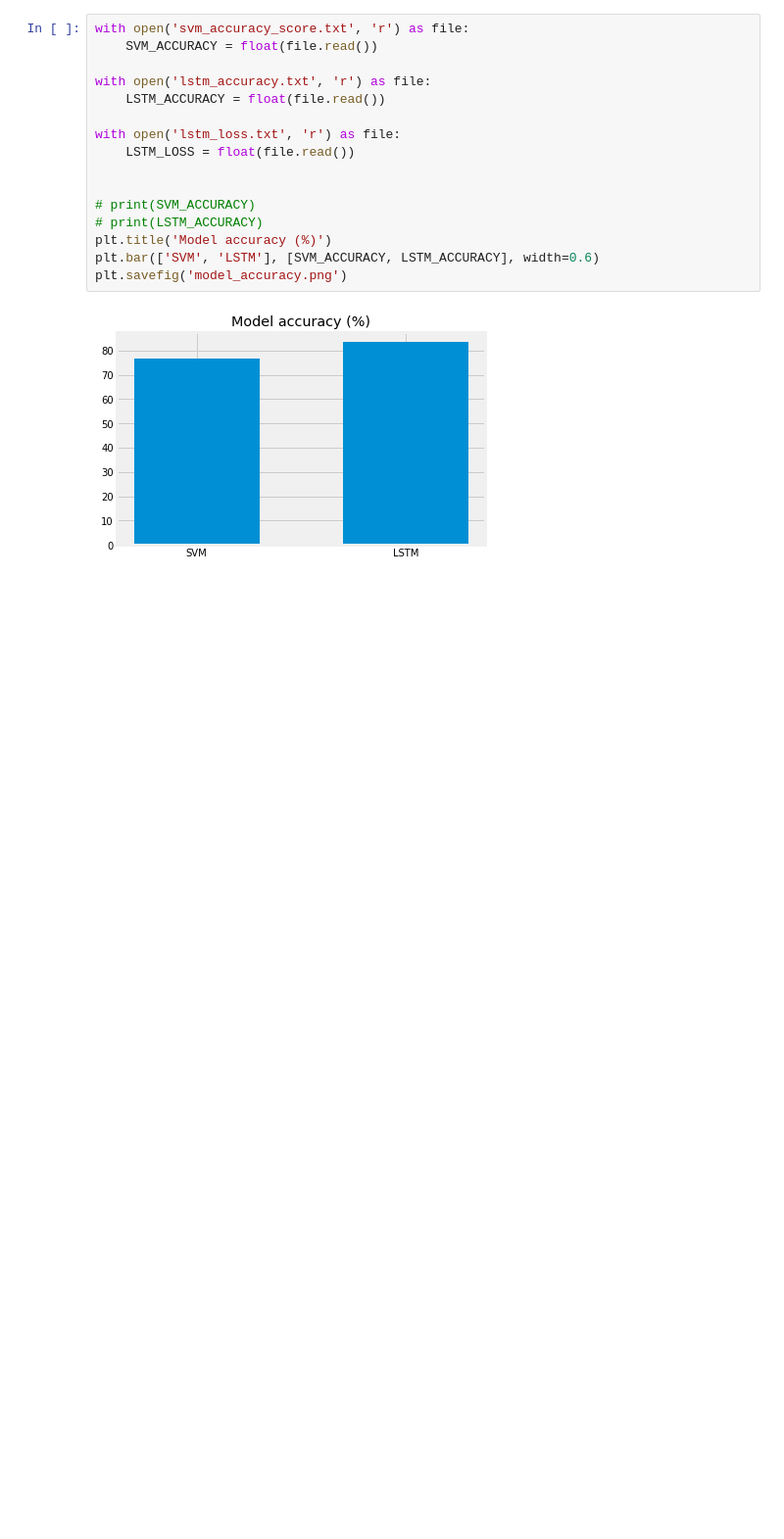
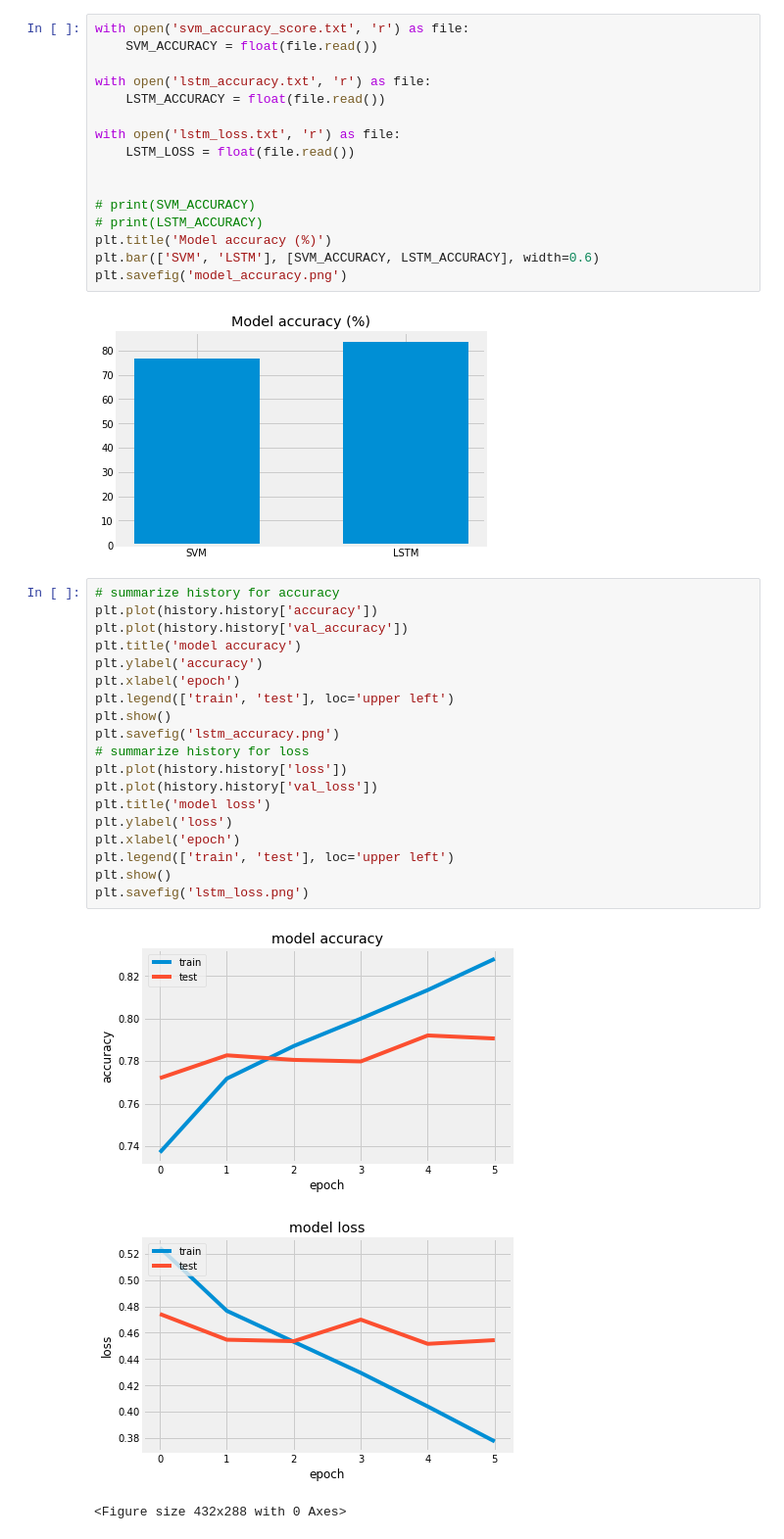
Before and after one commit to junelsolis/AAU-Machine-Learning, a Jupyter notebook: Mini Project 2/Mini_Project_2.ipynb, the cells around one changed output. Shown: that part at 98% size. Saved outputs shown, nothing was run; the diff lists cells and outputs as text; blank space fills up the shorter version.

```diff
--- a/Mini Project 2/Mini_Project_2.ipynb
+++ b/Mini Project 2/Mini_Project_2.ipynb
@@ -531,3 +532,26 @@ plt.bar(['SVM', 'LSTM'], [SVM_ACCURACY, LSTM_ACCURACY], width=0.6)
 plt.savefig('model_accuracy.png')
 # %% [output]
 [figure]
+# %%
+# summarize history for accuracy
+plt.plot(history.history['accuracy'])
+plt.plot(history.history['val_accuracy'])
+plt.title('model accuracy')
+plt.ylabel('accuracy')
+plt.xlabel('epoch')
+plt.legend(['train', 'test'], loc='upper left')
+plt.show()
+plt.savefig('lstm_accuracy.png')
+# summarize history for loss
+plt.plot(history.history['loss'])
+plt.plot(history.history['val_loss'])
+plt.title('model loss')
+plt.ylabel('loss')
+plt.xlabel('epoch')
+plt.legend(['train', 'test'], loc='upper left')
+plt.show()
+plt.savefig('lstm_loss.png')
+# %% [output]
+[figure, added]
+[figure, added]
+<Figure size 432x288 with 0 Axes>
```
Also changed, not shown: parts of 1 cell of this notebook, 5 other files.
